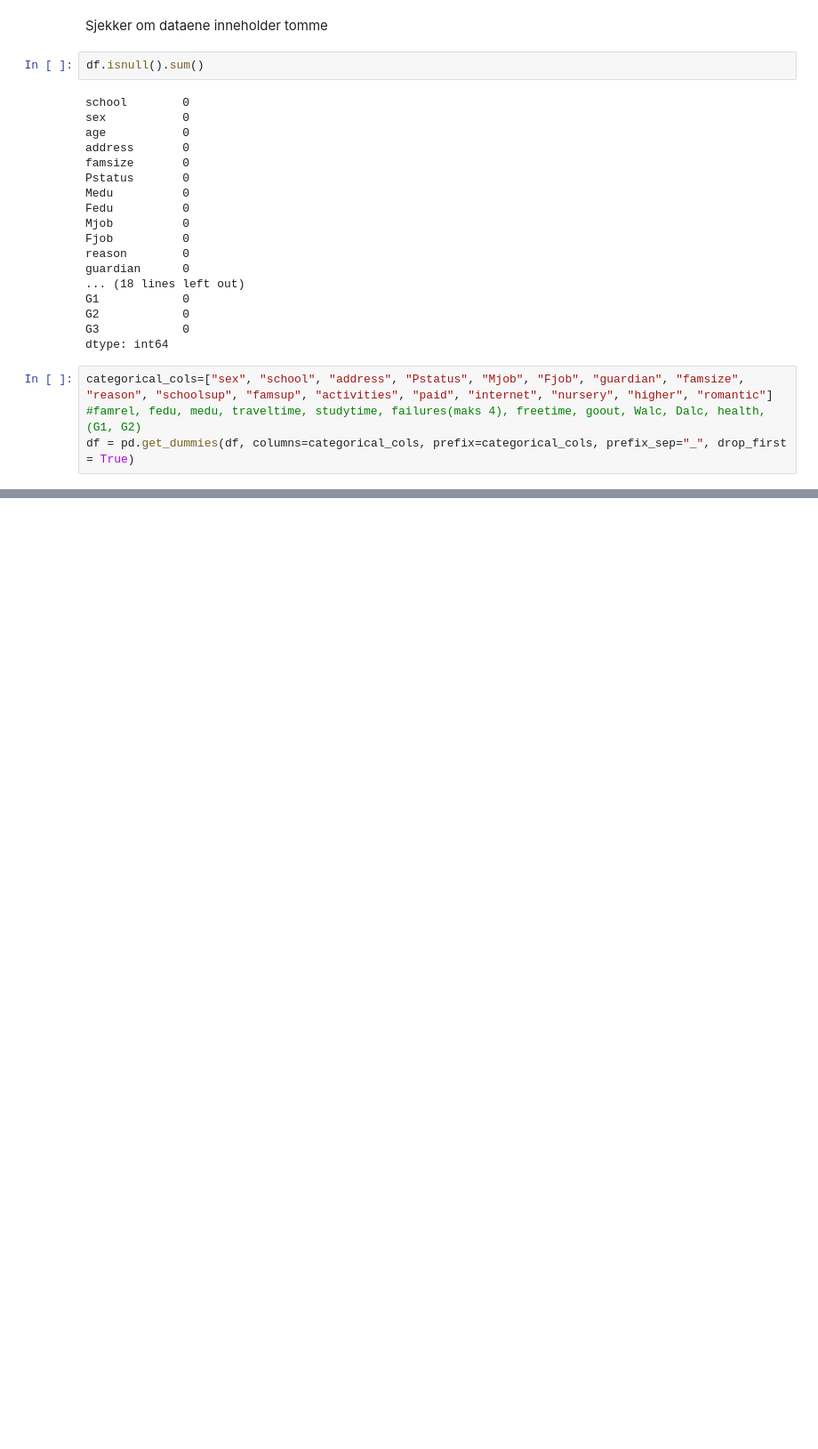
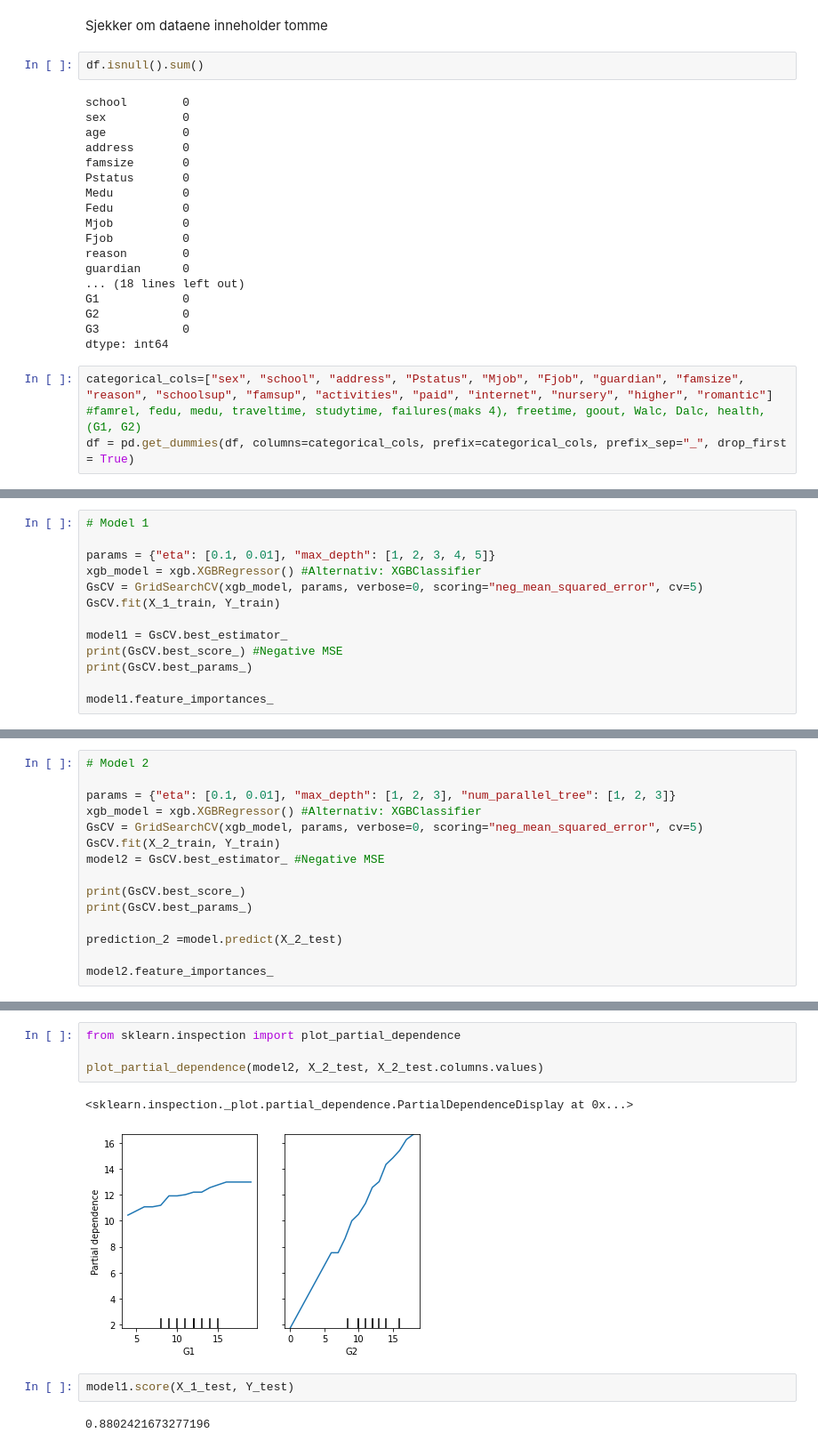
Before and after one commit to sim-hal/Studentkarakterer, a Jupyter notebook: Notebooks/001_KE_studenkarakterer.ipynb, the cells around one changed output, grey strips where cells are left out. Shown at 89% size. Drawn from its saved outputs; the diff is of its cells as text; blank space fills up the shorter version.

Commit message:
found partial dependence and feature importance

```diff
--- a/Notebooks/001_KE_studenkarakterer.ipynb
+++ b/Notebooks/001_KE_studenkarakterer.ipynb
@@ -129,2 +83,14 @@ print(model)
 # %%
+# Model 1
+
+params = {"eta": [0.1, 0.01], "max_depth": [1, 2, 3, 4, 5]}
+xgb_model = xgb.XGBRegressor() #Alternativ: XGBClassifier
+GsCV = GridSearchCV(xgb_model, params, verbose=0, scoring="neg_mean_squared_error", cv=5)
+GsCV.fit(X_1_train, Y_train)
+
+model1 = GsCV.best_estimator_
+print(GsCV.best_score_) #Negative MSE
+print(GsCV.best_params_)
+
+model1.feature_importances_
 # %% [output]
@@ -138,0 +108,15 @@ XGBRegressor(base_score=0.5, booster='gbtree', colsample_bylevel=1,
+# %%
+# Model 2
+
+params = {"eta": [0.1, 0.01], "max_depth": [1, 2, 3], "num_parallel_tree": [1, 2, 3]}
+xgb_model = xgb.XGBRegressor() #Alternativ: XGBClassifier
+GsCV = GridSearchCV(xgb_model, params, verbose=0, scoring="neg_mean_squared_error", cv=5)
+GsCV.fit(X_2_train, Y_train)
+model2 = GsCV.best_estimator_ #Negative MSE
+
+print(GsCV.best_score_)
+print(GsCV.best_params_)
+
+prediction_2 =model.predict(X_2_test)
+
+model2.feature_importances_
@@ -138,0 +140,11 @@ XGBRegressor(base_score=0.5, booster='gbtree', colsample_bylevel=1,
+# %%
+from sklearn.inspection import plot_partial_dependence
+
+plot_partial_dependence(model2, X_2_test, X_2_test.columns.values)
+# %% [output]
+<sklearn.inspection._plot.partial_dependence.PartialDependenceDisplay at 0x...>
+[figure, added]
+# %%
+model1.score(X_1_test, Y_test)
+# %% [output]
+0.8802421673277196
```
Also changed, not shown: parts of 11 cells of this notebook, 1 other file.
